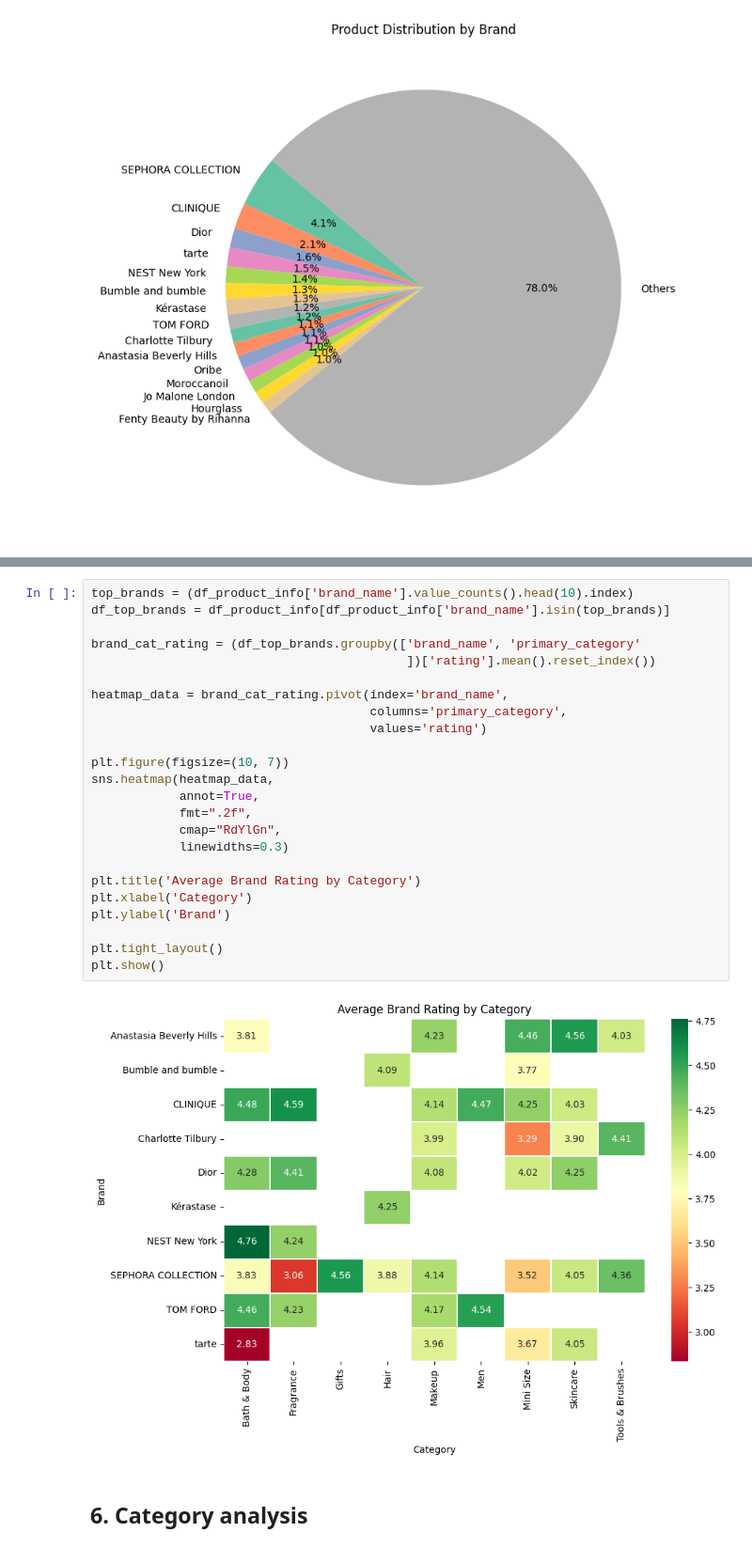
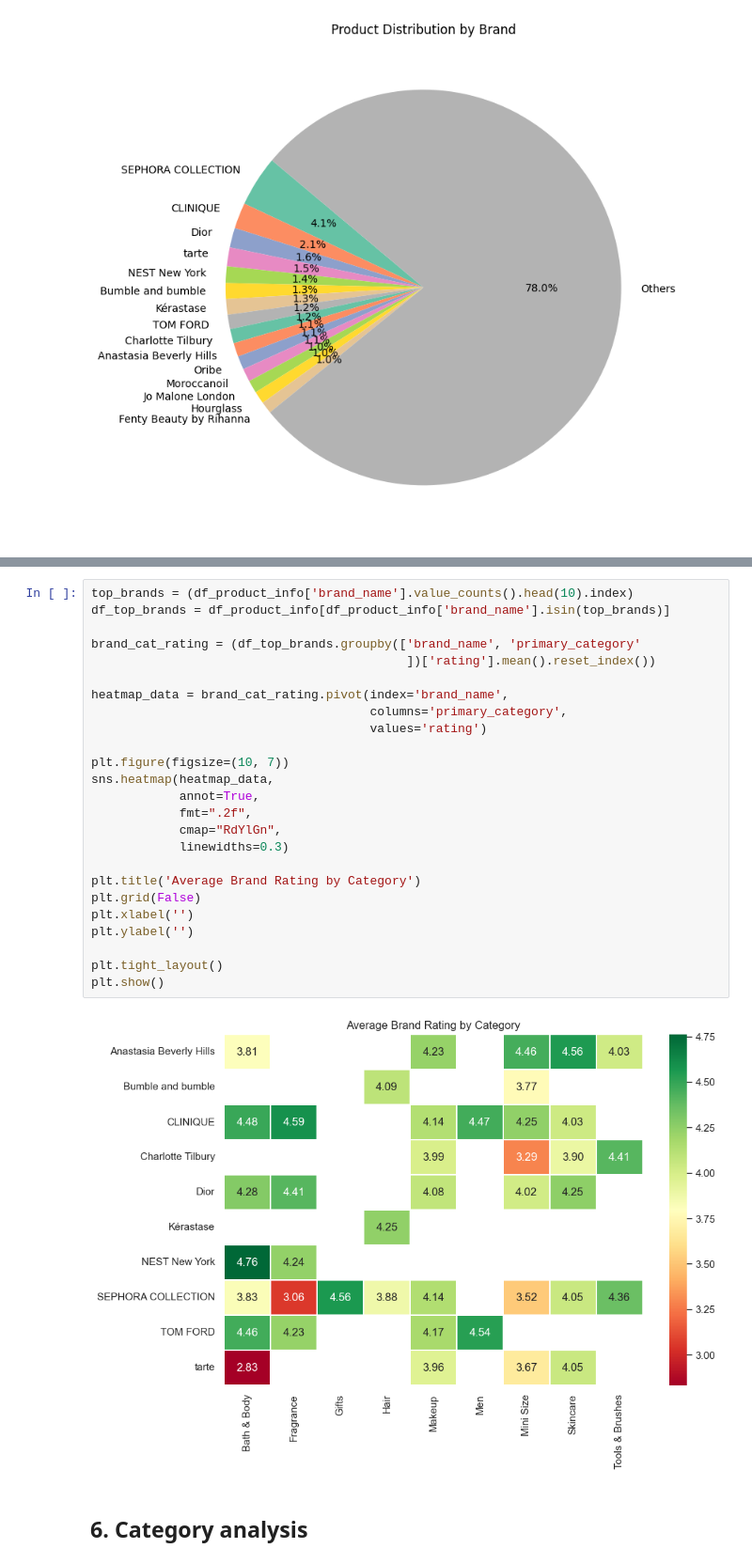
Before and after one commit to ccvetanska/SmartCosmetics, a Jupyter notebook: DataAnalysis.ipynb, the cells around one changed output, grey strips where cells are left out. Shown: that part at 94% size. Drawn from its saved outputs; the diff is of its cells as text.

```diff
--- a/DataAnalysis.ipynb
+++ b/DataAnalysis.ipynb
@@ -230,29 +219,30 @@ Passing `palette` without assigning `hue` is deprecated and will be removed in v
 # %%
 top_brands = (df_product_info['brand_name'].value_counts().head(10).index)
 df_top_brands = df_product_info[df_product_info['brand_name'].isin(top_brands)]
 
 brand_cat_rating = (df_top_brands.groupby(['brand_name', 'primary_category'
                                            ])['rating'].mean().reset_index())
 
 heatmap_data = brand_cat_rating.pivot(index='brand_name',
                                       columns='primary_category',
                                       values='rating')
 
 plt.figure(figsize=(10, 7))
 sns.heatmap(heatmap_data,
             annot=True,
             fmt=".2f",
             cmap="RdYlGn",
             linewidths=0.3)
 
 plt.title('Average Brand Rating by Category')
-plt.xlabel('Category')
-plt.ylabel('Brand')
+plt.grid(False)
+plt.xlabel('')
+plt.ylabel('')
 
 plt.tight_layout()
 plt.show()
 # %% [output]
-[figure, old version]
+[figure, new version]
 # %% [markdown]
 ## 6. Category analysis
 # %%
```
Also changed, not shown: parts of 10 cells of this notebook.
